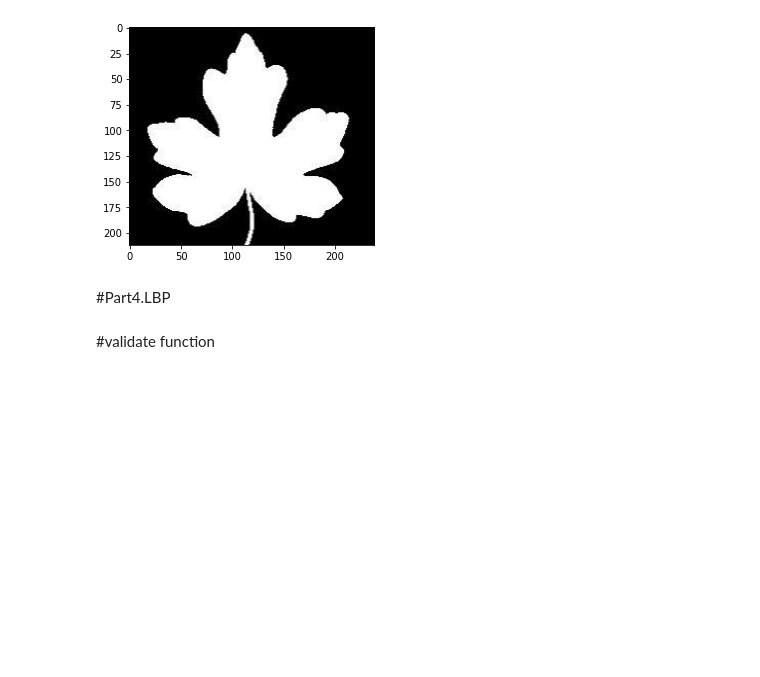
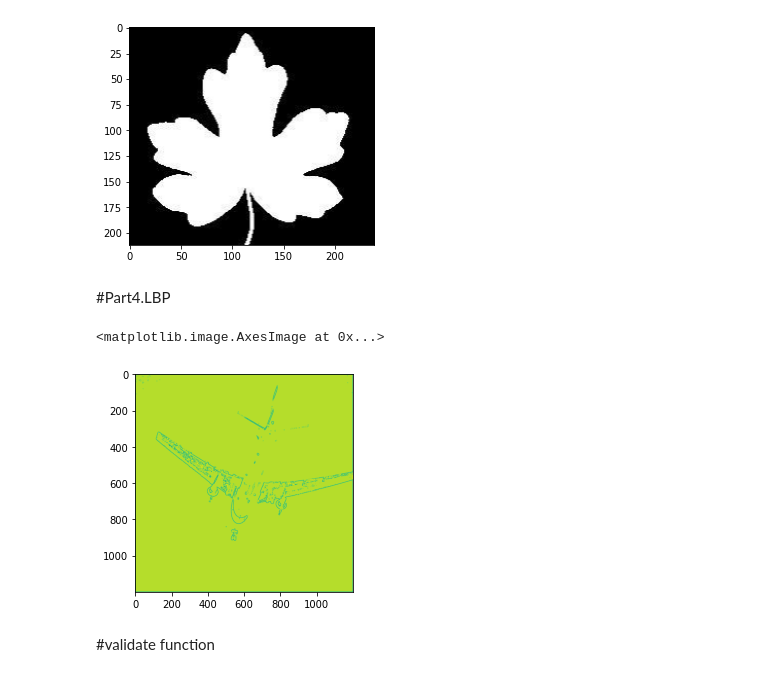
Before and after one commit to parsaeisa/computer_vision, a Jupyter notebook: HW10/HW[10].ipynb, the cells around one changed output. Saved outputs shown, nothing was run; the diff lists cells and outputs as text; code cells hidden in the pictures; blank space fills up the shorter version.

```diff
--- a/HW10/HW[10].ipynb
+++ b/HW10/HW[10].ipynb
@@ -127,12 +127,16 @@ def histogram_of_LBP(image, numPoints, radius, eps=1e-7):
 # %%
 # test lbp histogram
 img = cv2.imread("/content/dataset/airplane/airplane185.jpg")
 
 gray = cv2.cvtColor(img, cv2.COLOR_BGR2GRAY)
 
 _,otsu_thresh = cv2.threshold(gray,127,200,cv2.THRESH_BINARY)
 
-hist = histogram_of_LBP( otsu_thresh, 8 , 2 )
+lbp = histogram_of_LBP( otsu_thresh, 8 , 2 )
+plt.imshow(lbp)
+# %% [output]
+<matplotlib.image.AxesImage at 0x...>
+[figure, added]
 # %% [markdown]
 #validate function
 # %%
```
